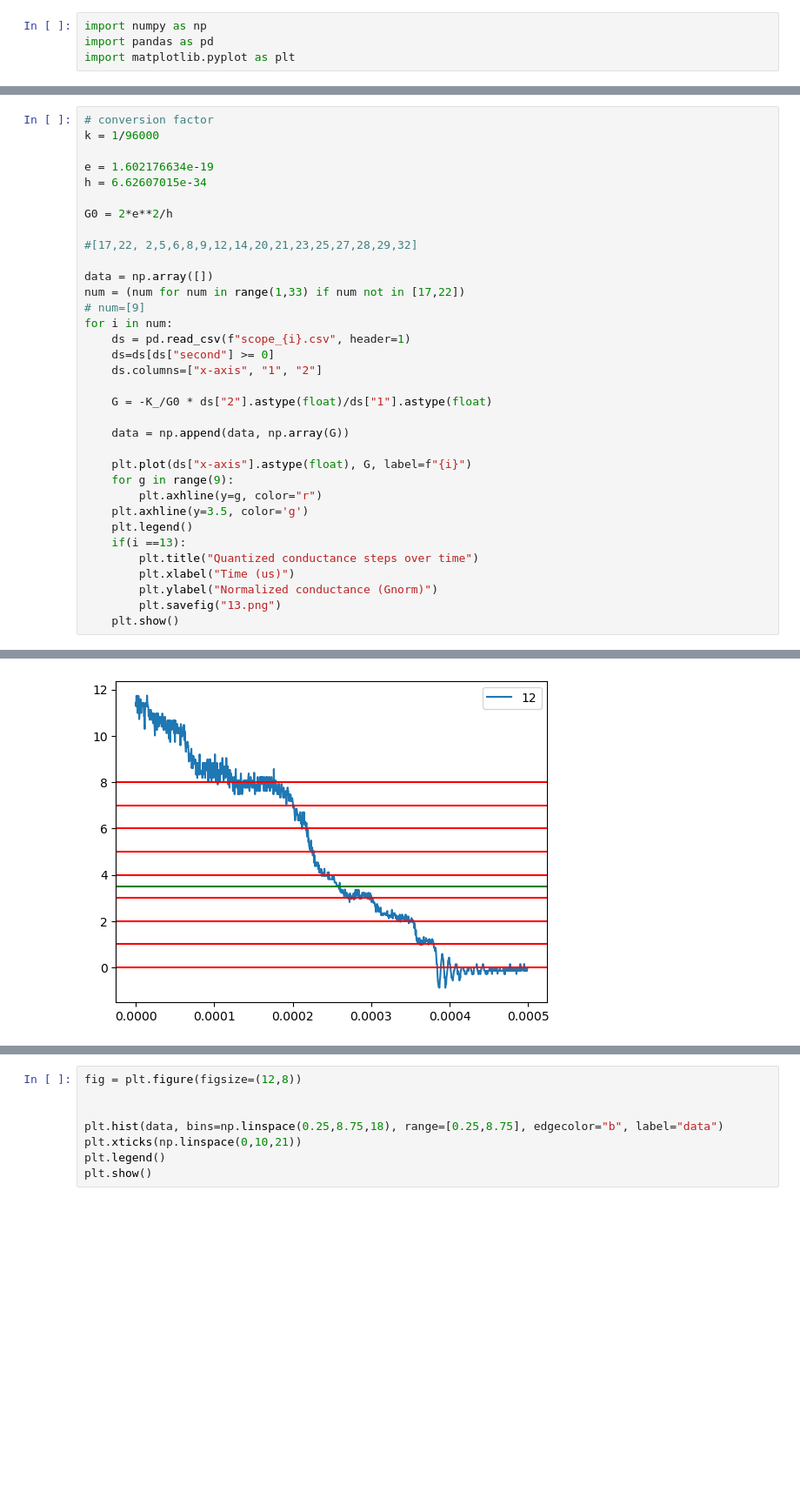
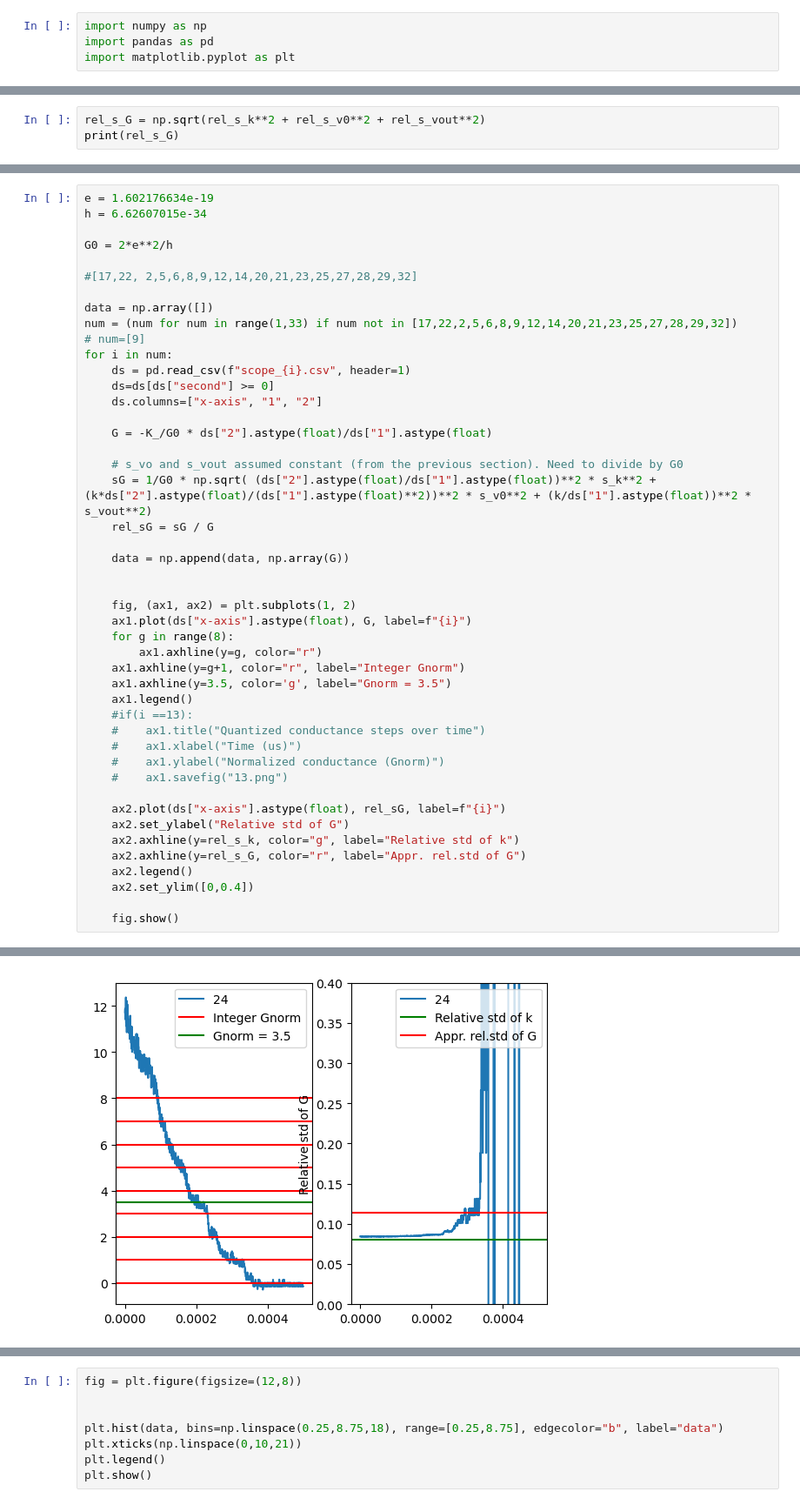
Before and after one commit to iago-rst/qlabs-aalto, a Jupyter notebook: Experiment4_DataAnal.ipynb, the cells around one changed output, grey strips where cells are left out. Shown: that part at 87% size. Cells and saved outputs as stored; diff of their text form; blank space fills up the shorter version.

```diff
--- a/Experiment4_DataAnal.ipynb
+++ b/Experiment4_DataAnal.ipynb
@@ -29,0 +59,3 @@ print(std1, avg1, std2, avg2, r1, r2)
+# %%
+rel_s_G = np.sqrt(rel_s_k**2 + rel_s_v0**2 + rel_s_vout**2)
+print(rel_s_G)
@@ -30,7 +66,4 @@ print(std1, avg1, std2, avg2, r1, r2)
 # %%
-# conversion factor
-k = 1/96000
-
 e = 1.602176634e-19
 h = 6.62607015e-34
 
@@ -39,7 +72,7 @@ G0 = 2*e**2/h
 #[17,22, 2,5,6,8,9,12,14,20,21,23,25,27,28,29,32]
 
 data = np.array([])
-num = (num for num in range(1,33) if num not in [17,22])
+num = (num for num in range(1,33) if num not in [17,22,2,5,6,8,9,12,14,20,21,23,25,27,28,29,32])
 # num=[9]
 for i in num:
     ds = pd.read_csv(f"scope_{i}.csv", header=1)
@@ -48,17 +81,32 @@ for i in num:
 
     G = -K_/G0 * ds["2"].astype(float)/ds["1"].astype(float)
 
+    # s_vo and s_vout assumed constant (from the previous section). Need to divide by G0
+    sG = 1/G0 * np.sqrt( (ds["2"].astype(float)/ds["1"].astype(float))**2 * s_k**2 + (k*ds["2"].astype(float)/(ds["1"].astype(float)**2))**2 * s_v0**2 + (k/ds["1"].astype(float))**2 * s_vout**2)
+    rel_sG = sG / G
+
     data = np.append(data, np.array(G))
 
-    plt.plot(ds["x-axis"].astype(float), G, label=f"{i}")
-    for g in range(9):
-        plt.axhline(y=g, color="r")
-    plt.axhline(y=3.5, color='g')
-    plt.legend()
-    if(i ==13):
-        plt.title("Quantized conductance steps over time")
-        plt.xlabel("Time (us)")
-        plt.ylabel("Normalized conductance (Gnorm)")
-        plt.savefig("13.png")
-    plt.show()
+
+    fig, (ax1, ax2) = plt.subplots(1, 2)
+    ax1.plot(ds["x-axis"].astype(float), G, label=f"{i}")
+    for g in range(8):
+        ax1.axhline(y=g, color="r")
+    ax1.axhline(y=g+1, color="r", label="Integer Gnorm")
+    ax1.axhline(y=3.5, color='g', label="Gnorm = 3.5")
+    ax1.legend()
+    #if(i ==13):
+    #    ax1.title("Quantized conductance steps over time")
+    #    ax1.xlabel("Time (us)")
+    #    ax1.ylabel("Normalized conductance (Gnorm)")
+    #    ax1.savefig("13.png")
+
+    ax2.plot(ds["x-axis"].astype(float), rel_sG, label=f"{i}")
+    ax2.set_ylabel("Relative std of G")
+    ax2.axhline(y=rel_s_k, color="g", label="Relative std of k")
+    ax2.axhline(y=rel_s_G, color="r", label="Appr. rel.std of G")
+    ax2.legend()
+    ax2.set_ylim([0,0.4])
+
+    fig.show()
 # %% [output]
@@ -76 +124 @@ for i in num:
-[figure, old version]
+[figure, new version]
```
Also changed, not shown: parts of 13 cells of this notebook.
